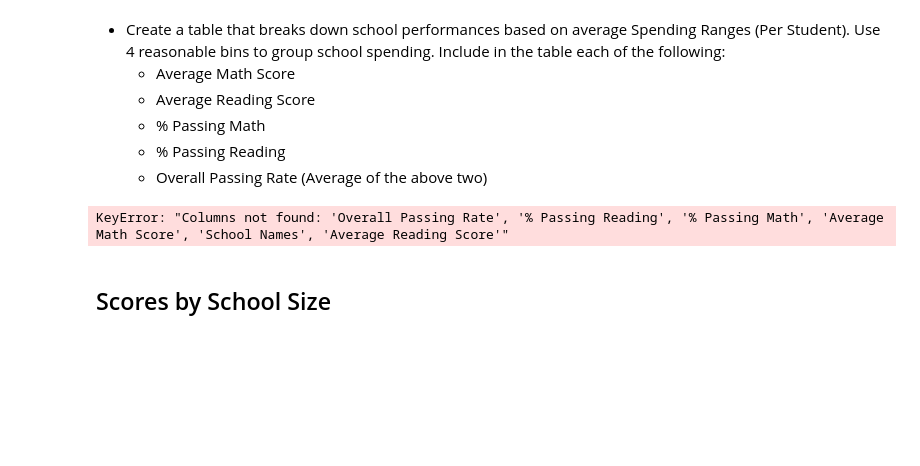
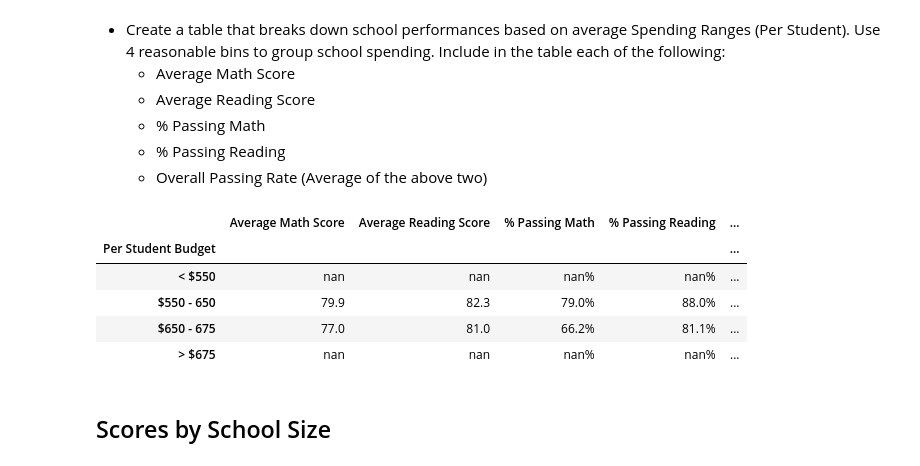
Before and after one commit to margoterudy/pandas-challenge, a Jupyter notebook: PyCitySchools/PyCitySchools_starter.ipynb, the cells around one changed output. Drawn from its saved outputs; the diff is of its cells as text; code cells hidden in the pictures; blank space fills up the shorter version.

```diff
--- a/PyCitySchools/PyCitySchools_starter.ipynb
+++ b/PyCitySchools/PyCitySchools_starter.ipynb
@@ -334,21 +366,61 @@ NameError: name 'reading_avg' is not defined
   * % Passing Math
   * % Passing Reading
   * Overall Passing Rate (Average of the above two)
-# %%
-size_bins = [0, 1000, 2000, 5000]
-group_names = ["Small (<1000)", "Medium (1000-2000)", "Large (2000-5000)"]
-
-scores_by_school_size = school_summary[["School Names",
-                                    "Average Math Score",
-                                    "Average Reading Score",
-                                    "% Passing Math",
-                                    "% Passing Reading",
-                                    "Overall Passing Rate"]]
-scores_by_school_size["School Size Summary"] = pd.cut(school_summary_df["Total Students"], size_bins, labels=group_names)
-scores_by_school_size = scores_by_school_size.groupby(["School Size Summary"])
-scores_by_school_size.mean()
-# %% [output]
-KeyError: "Columns not found: 'Overall Passing Rate', '% Passing Reading', '% Passing Math', 'Average Math Score', 'School Names', 'Average Reading Score'"
+# %%
+spending_bins = [0, 550, 650, 670, 675]
+group_names = ["<$550", "$550-645615", "$615-645", "$645-675"]
+
+# Create bins
+bins = [0, 549.999, 649.999, 669.999, 999999]
+group_name = ['< $550', "$550 - 650", "$650 - 675", "> $675"]
+school_data_complete['spending_bins'] = pd.cut(school_data_complete['budget']/school_data_complete['size'], bins, labels = group_name)
+
+#G by spending
+by_spending = school_data_complete.groupby('spending_bins')
+
+#Calculate
+avg_math = by_spending['math_score'].mean()
+avg_read = by_spending['reading_score'].mean()
+pass_math = school_data_complete[school_data_complete['math_score'] >= 70].groupby('spending_bins')['Student ID'].count()/by_spending['Student ID'].count()
+pass_read = school_data_complete[school_data_complete['reading_score'] >= 70].groupby('spending_bins')['Student ID'].count()/by_spending['Student ID'].count()
+overall = school_data_complete[(school_data_complete['reading_score'] >= 70) & (school_data_complete['math_score'] >= 70)].groupby('spending_bins')['Student ID'].count()/by_spending['Student ID'].count()
+
+
+# Dataframe
+scores_by_spend = pd.DataFrame({
+    "Average Math Score": avg_math,
+    "Average Reading Score": avg_read,
+    '% Passing Math': pass_math,
+    '% Passing Reading': pass_read,
+    "Overall Passing Rate": overall
+
+})
+
+#Put Columns on order
+scores_by_spend = scores_by_spend[[
+    "Average Math Score",
+    "Average Reading Score",
+    '% Passing Math',
+    '% Passing Reading',
+    "Overall Passing Rate"
+]]
+
+scores_by_spend.index.name = "Per Student Budget"
+scores_by_spend = scores_by_spend.reindex(group_name)
+
+#formating
+scores_by_spend.style.format({'Average Math Score': '{:.1f}',
+                              'Average Reading Score': '{:.1f}',
+                              '% Passing Math': '{:.1%}',
+                              '% Passing Reading':'{:.1%}',
+                              'Overall Passing Rate': '{:.1%}'})
+# %% [output]
+|  | Average Math Score | Average Reading Score | % Passing Math | % Passing Reading | ... |
+| Per Student Budget |  |  |  |  | ... |
+| < $550 | nan | nan | nan% | nan% | ... |
+| $550 - 650 | 79.9 | 82.3 | 79.0% | 88.0% | ... |
+| $650 - 675 | 77.0 | 81.0 | 66.2% | 81.1% | ... |
+| > $675 | nan | nan | nan% | nan% | ... |
 # %% [markdown]
 ## Scores by School Size
 # %% [markdown]
```
Also changed, not shown: parts of 8 cells of this notebook.
